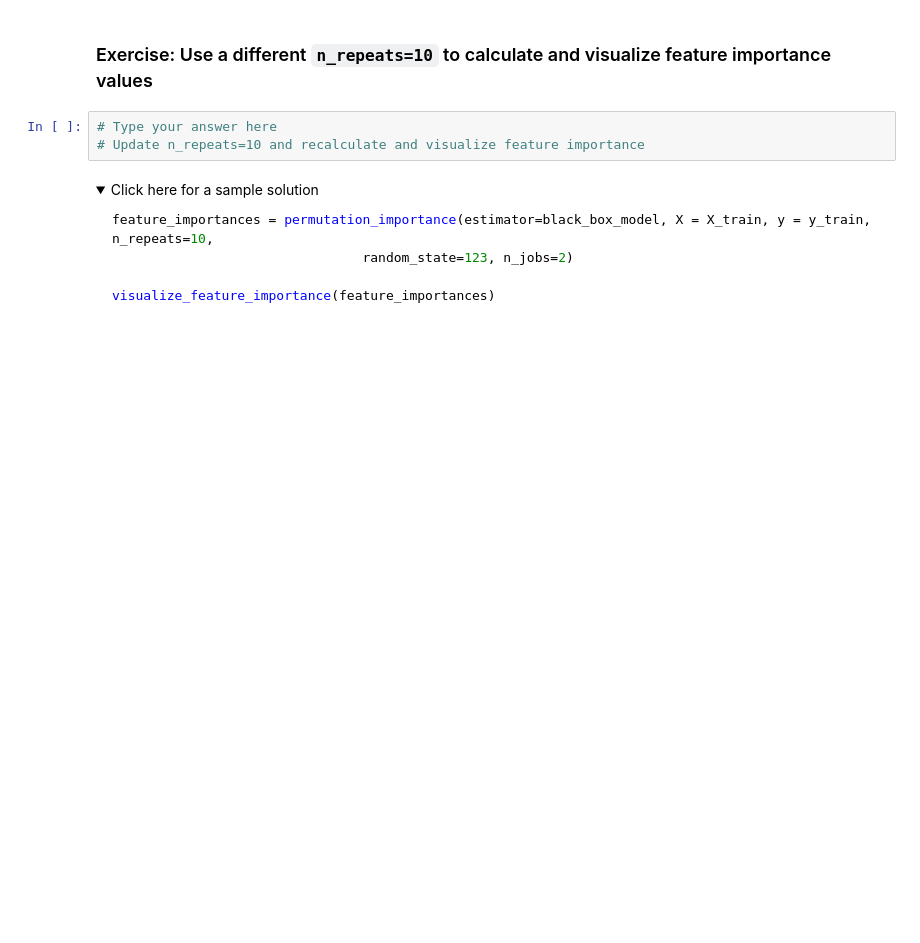
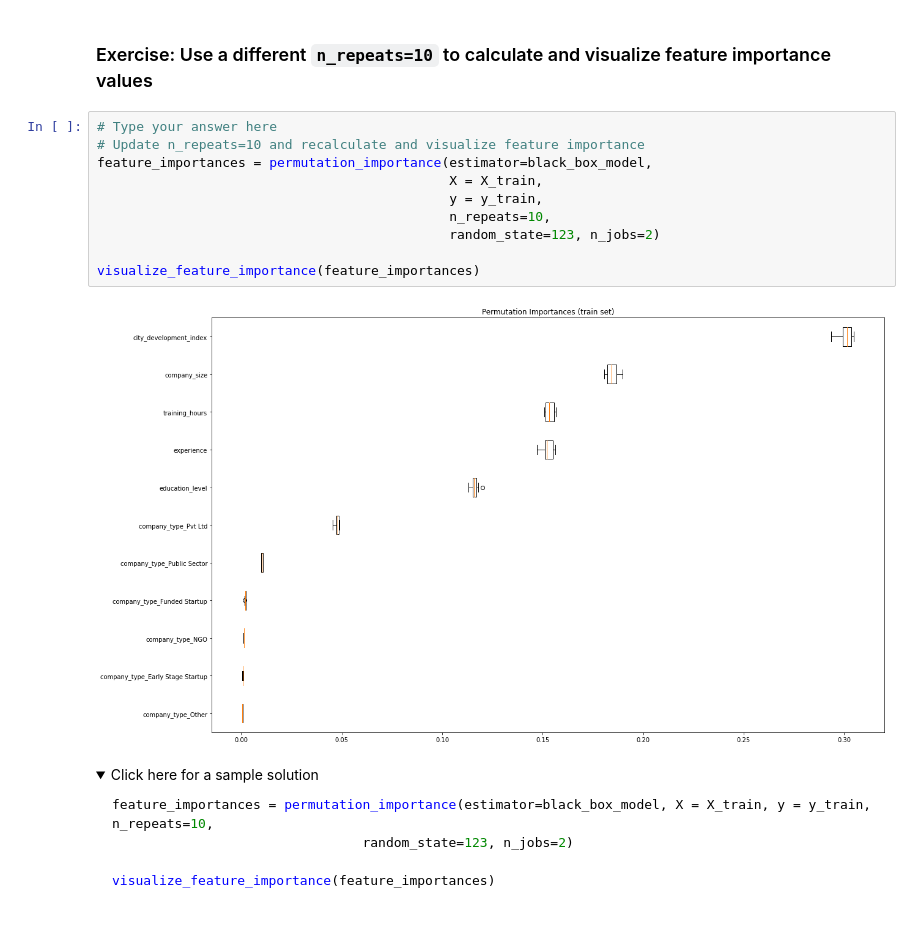
Before and after one commit to mzaoualim/Coursera_IBM_Machine_Learning_Professional_Certificate, a Jupyter notebook: supervised-machine-learning-classification/lab_jupyter_model-explanations.ipynb, the cells around one changed output. Cells and saved outputs as stored; diff of their text form; folded sections open; blank space fills up the shorter version.

```diff
--- a/supervised-machine-learning-classification/lab_jupyter_model-explanations.ipynb
+++ b/supervised-machine-learning-classification/lab_jupyter_model-explanations.ipynb
@@ -163,6 +211,15 @@ Now you should see a box plot show ranked feature importances, and we can see th
 # %%
 # Type your answer here
 # Update n_repeats=10 and recalculate and visualize feature importance
+feature_importances = permutation_importance(estimator=black_box_model,
+                                             X = X_train,
+                                             y = y_train,
+                                             n_repeats=10,
+                                             random_state=123, n_jobs=2)
+
+visualize_feature_importance(feature_importances)
+# %% [output]
+[figure, added]
 # %% [markdown]
 <details><summary>Click here for a sample solution</summary>
 
```
Also changed, not shown: parts of 20 cells of this notebook.
